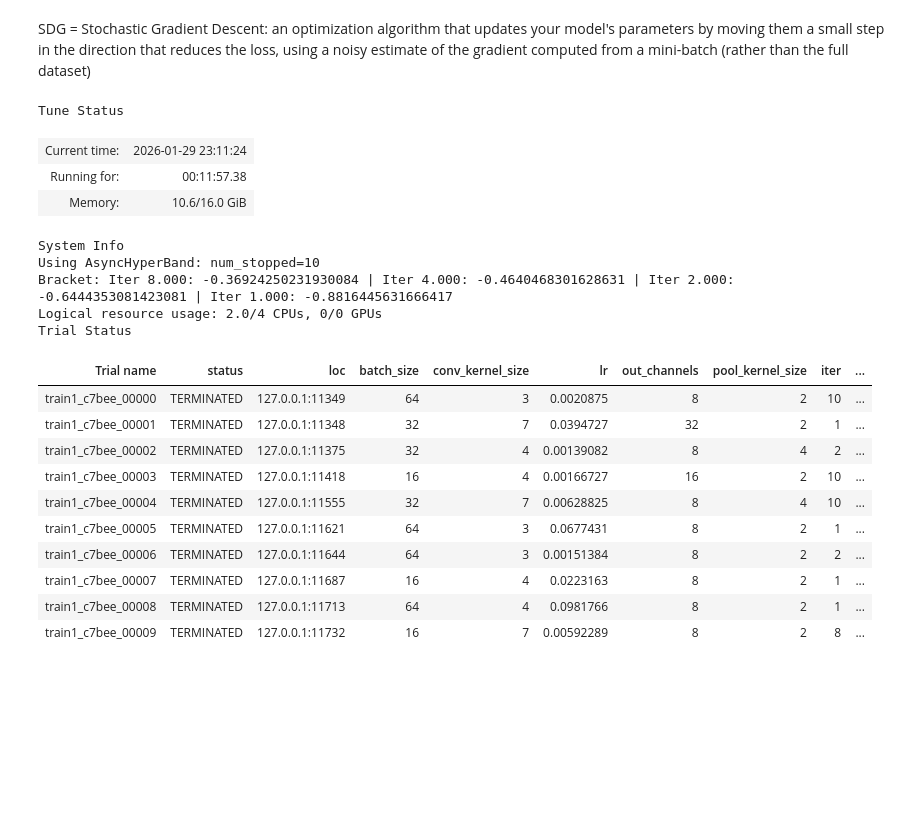
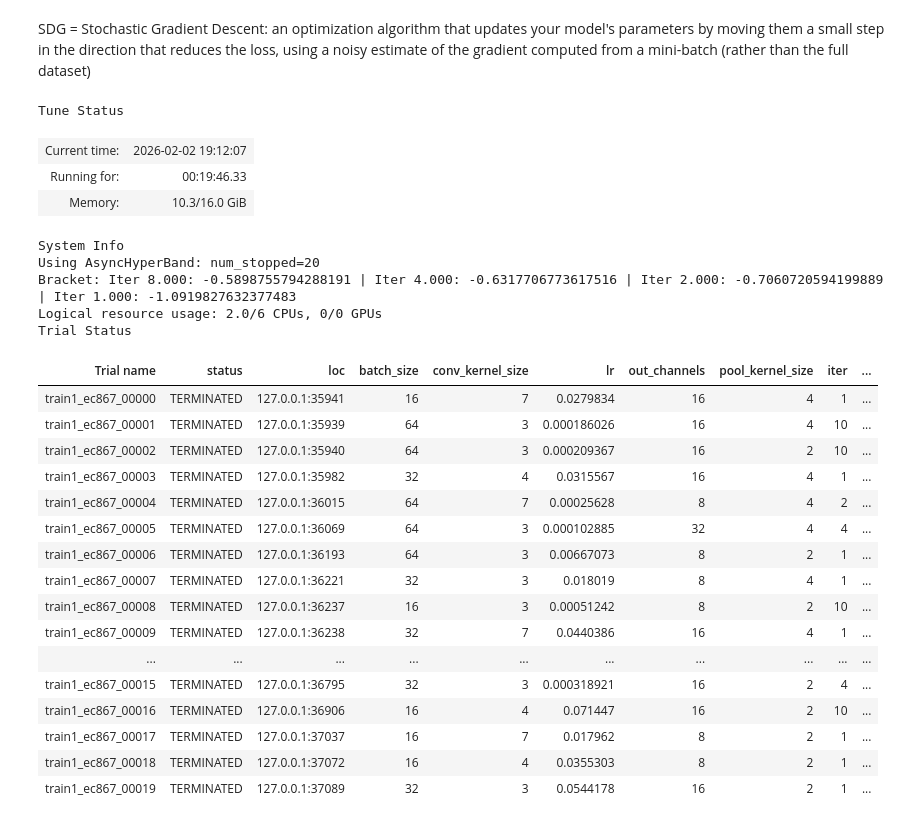
Before and after one commit to b8niiii/RockPaperScissorNew, a Jupyter notebook: CNNs/CNN1.ipynb, the cells around one changed output. Saved outputs shown, nothing was run; the diff lists cells and outputs as text; code cells hidden in the pictures; blank space fills up the shorter version.

Commit message:
Finished model 1

```diff
--- a/CNNs/CNN1.ipynb
+++ b/CNNs/CNN1.ipynb
@@ -194,55 +176,82 @@ def train1(config, data_dir = None):
 # %%
 import ray
 from ray import tune
-from ray.tune.schedulers import ASHAScheduler
-import torch.optim as optim
+from ray.tune.schedulers import ASHAScheduler # early stopping strategy that stops poorly performing trials
+
 
 # Shutdown existing Ray instance if any
 if ray.is_initialized():
     ray.shutdown()
 
+
 # Start Ray with reduced resource allocation
-ray.init(ignore_reinit_error=True, include_dashboard=False, num_cpus=4)
+ray.init(ignore_reinit_error=True, include_dashboard=False, num_cpus=6)
+
 
 scheduler = ASHAScheduler(
     max_t=10,          # matches max_epochs in train1
-    grace_period=1,
-    reduction_factor=2
+    grace_period=1,    # minimum number of epochs a trial runs before considered for early stopping
+    reduction_factor=2 # ASHAScheduler stops half of the trials at each decision point -
 )
 
+
+# defines settings that apply to the whole tuning run (not a single model)
+run_config = tune.RunConfig(
+    checkpoint_config=tune.CheckpointConfig( #we are telling Ray  how to manage checkpoints produced by the training function
+        num_to_keep=1,
+        checkpoint_score_attribute="loss",
+        checkpoint_score_order="min",
+    )
+)
+
+
 cpus_per_trial = 2
+
 
 tuner = tune.Tuner(
     tune.with_resources(train1, resources={"cpu": cpus_per_trial}),
     tune_config=tune.TuneConfig(
         metric="loss",
         mode="min",
         scheduler=scheduler,
-        num_samples=10,   # number of trials
+        num_samples=20,   # number of trials
     ),
+    run_config=run_config, # attach the run level configuration
     param_space=config,    # your search space dict from the notebook
 )
 
+
 result_grid = tuner.fit()
+
+
+best_result = result_grid.get_best_result(metric="loss", mode="min") # selects the best trial according to minimum loss from the completed results
+best_config = best_result.config # extracts the hyperparameter configuration used by the best trial
+best_ckpt = best_result.checkpoint
 # %% [output]
 Tune Status
-| Current time: | 2026-01-29 23:11:24 |
-| Running for: | 00:11:57.38 |
-| Memory: | 10.6/16.0 GiB |
+| Current time: | 2026-02-02 19:12:07 |
+| Running for: | 00:19:46.33 |
+| Memory: | 10.3/16.0 GiB |
 System Info
-Using AsyncHyperBand: num_stopped=10
-Bracket: Iter 8.000: -0.36924250231930084 | Iter 4.000: -0.4640468301628631 | Iter 2.000: -0.6444353081423081 | Iter 1.000: -0.8816445631666417
-Logical resource usage: 2.0/4 CPUs, 0/0 GPUs
+Using AsyncHyperBand: num_stopped=20
+Bracket: Iter 8.000: -0.5898755794288191 | Iter 4.000: -0.6317706773617516 | Iter 2.000: -0.7060720594199889 | Iter 1.000: -1.0919827632377483
+Logical resource usage: 2.0/6 CPUs, 0/0 GPUs
 Trial Status
 | Trial name | status | loc | batch_size | conv_kernel_size | lr | out_channels | pool_kernel_size | iter | ... |
-| train1_c7bee_00000 | TERMINATED | 127.0.0.1:11349 | 64 | 3 | 0.0020875 | 8 | 2 | 10 | ... |
-| train1_c7bee_00001 | TERMINATED | 127.0.0.1:11348 | 32 | 7 | 0.0394727 | 32 | 2 | 1 | ... |
-| train1_c7bee_00002 | TERMINATED | 127.0.0.1:11375 | 32 | 4 | 0.00139082 | 8 | 4 | 2 | ... |
-| train1_c7bee_00003 | TERMINATED | 127.0.0.1:11418 | 16 | 4 | 0.00166727 | 16 | 2 | 10 | ... |
-| train1_c7bee_00004 | TERMINATED | 127.0.0.1:11555 | 32 | 7 | 0.00628825 | 8 | 4 | 10 | ... |
-| train1_c7bee_00005 | TERMINATED | 127.0.0.1:11621 | 64 | 3 | 0.0677431 | 8 | 2 | 1 | ... |
-| train1_c7bee_00006 | TERMINATED | 127.0.0.1:11644 | 64 | 3 | 0.00151384 | 8 | 2 | 2 | ... |
-| train1_c7bee_00007 | TERMINATED | 127.0.0.1:11687 | 16 | 4 | 0.0223163 | 8 | 2 | 1 | ... |
-| train1_c7bee_00008 | TERMINATED | 127.0.0.1:11713 | 64 | 4 | 0.0981766 | 8 | 2 | 1 | ... |
-| train1_c7bee_00009 | TERMINATED | 127.0.0.1:11732 | 16 | 7 | 0.00592289 | 8 | 2 | 8 | ... |
+| train1_ec867_00000 | TERMINATED | 127.0.0.1:35941 | 16 | 7 | 0.0279834 | 16 | 4 | 1 | ... |
+| train1_ec867_00001 | TERMINATED | 127.0.0.1:35939 | 64 | 3 | 0.000186026 | 16 | 4 | 10 | ... |
+| train1_ec867_00002 | TERMINATED | 127.0.0.1:35940 | 64 | 3 | 0.000209367 | 16 | 2 | 10 | ... |
+| train1_ec867_00003 | TERMINATED | 127.0.0.1:35982 | 32 | 4 | 0.0315567 | 16 | 4 | 1 | ... |
+| train1_ec867_00004 | TERMINATED | 127.0.0.1:36015 | 64 | 7 | 0.00025628 | 8 | 4 | 2 | ... |
+| train1_ec867_00005 | TERMINATED | 127.0.0.1:36069 | 64 | 3 | 0.000102885 | 32 | 4 | 4 | ... |
+| train1_ec867_00006 | TERMINATED | 127.0.0.1:36193 | 64 | 3 | 0.00667073 | 8 | 2 | 1 | ... |
+| train1_ec867_00007 | TERMINATED | 127.0.0.1:36221 | 32 | 3 | 0.018019 | 8 | 4 | 1 | ... |
+| train1_ec867_00008 | TERMINATED | 127.0.0.1:36237 | 16 | 3 | 0.00051242 | 8 | 2 | 10 | ... |
+| train1_ec867_00009 | TERMINATED | 127.0.0.1:36238 | 32 | 7 | 0.0440386 | 16 | 4 | 1 | ... |
+| ... | ... | ... | ... | ... | ... | ... | ... | ... | ... |
+| train1_ec867_00015 | TERMINATED | 127.0.0.1:36795 | 32 | 3 | 0.000318921 | 16 | 2 | 4 | ... |
+| train1_ec867_00016 | TERMINATED | 127.0.0.1:36906 | 16 | 4 | 0.071447 | 16 | 2 | 10 | ... |
+| train1_ec867_00017 | TERMINATED | 127.0.0.1:37037 | 16 | 7 | 0.017962 | 8 | 2 | 1 | ... |
+| train1_ec867_00018 | TERMINATED | 127.0.0.1:37072 | 16 | 4 | 0.0355303 | 8 | 2 | 1 | ... |
+| train1_ec867_00019 | TERMINATED | 127.0.0.1:37089 | 32 | 3 | 0.0544178 | 16 | 2 | 1 | ... |
 (raylet)   warnings.warn(
```
Also changed, not shown: parts of 6 cells of this notebook.
